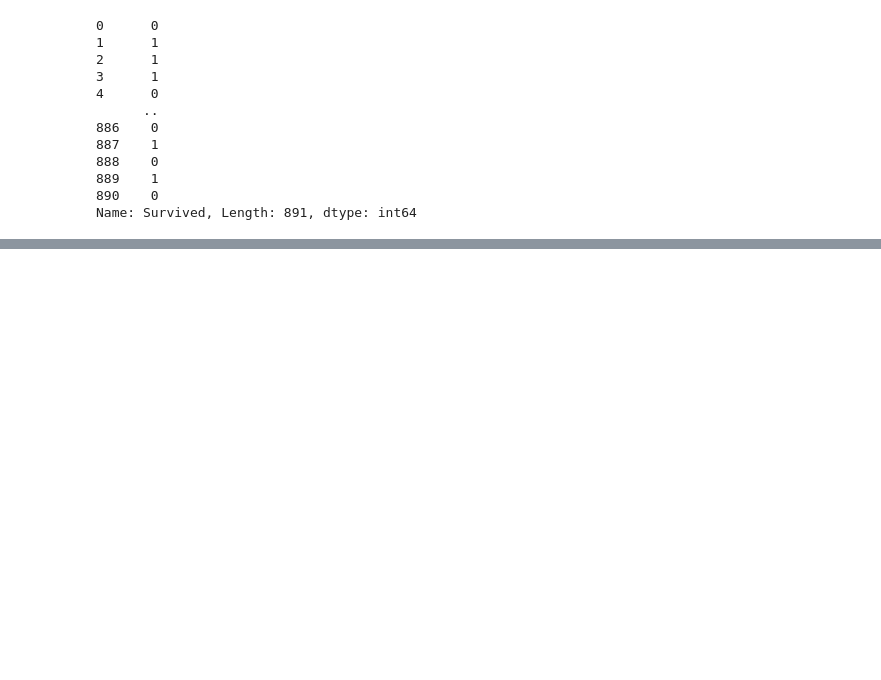
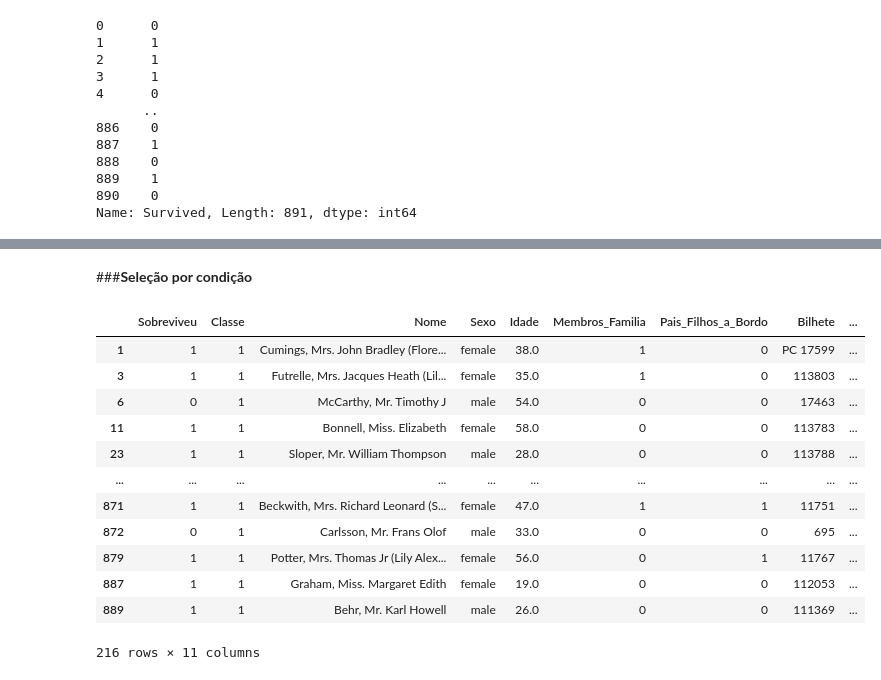
Before and after one commit to leandroclv/analise_manipulacao_dados_pandas_udemy, a Jupyter notebook: df_titanic.ipynb, the cells around one changed output, grey strips where cells are left out. Cells and saved outputs as stored; diff of their text form; code cells hidden in the pictures; blank space fills up the shorter version.

```diff
--- a/df_titanic.ipynb
+++ b/df_titanic.ipynb
@@ -97,0 +170,18 @@ dados.head(3)
+# %% [markdown]
+###**Seleção por condição**
+# %%
+dados.loc[dados['Classe'] == 1]
+# %% [output]
+|  | Sobreviveu | Classe | Nome | Sexo | Idade | Membros_Familia | Pais_Filhos_a_Bordo | Bilhete | ... |
+| 1 | 1 | 1 | Cumings, Mrs. John Bradley (Flore... | female | 38.0 | 1 | 0 | PC 17599 | ... |
+| 3 | 1 | 1 | Futrelle, Mrs. Jacques Heath (Lil... | female | 35.0 | 1 | 0 | 113803 | ... |
+| 6 | 0 | 1 | McCarthy, Mr. Timothy J | male | 54.0 | 0 | 0 | 17463 | ... |
+| 11 | 1 | 1 | Bonnell, Miss. Elizabeth | female | 58.0 | 0 | 0 | 113783 | ... |
+| 23 | 1 | 1 | Sloper, Mr. William Thompson | male | 28.0 | 0 | 0 | 113788 | ... |
+| ... | ... | ... | ... | ... | ... | ... | ... | ... | ... |
+| 871 | 1 | 1 | Beckwith, Mrs. Richard Leonard (S... | female | 47.0 | 1 | 1 | 11751 | ... |
+| 872 | 0 | 1 | Carlsson, Mr. Frans Olof | male | 33.0 | 0 | 0 | 695 | ... |
+| 879 | 1 | 1 | Potter, Mrs. Thomas Jr (Lily Alex... | female | 56.0 | 0 | 1 | 11767 | ... |
+| 887 | 1 | 1 | Graham, Miss. Margaret Edith | female | 19.0 | 0 | 0 | 112053 | ... |
+| 889 | 1 | 1 | Behr, Mr. Karl Howell | male | 26.0 | 0 | 0 | 111369 | ... |
+216 rows × 11 columns
```
Also changed, not shown: parts of 15 cells of this notebook.
